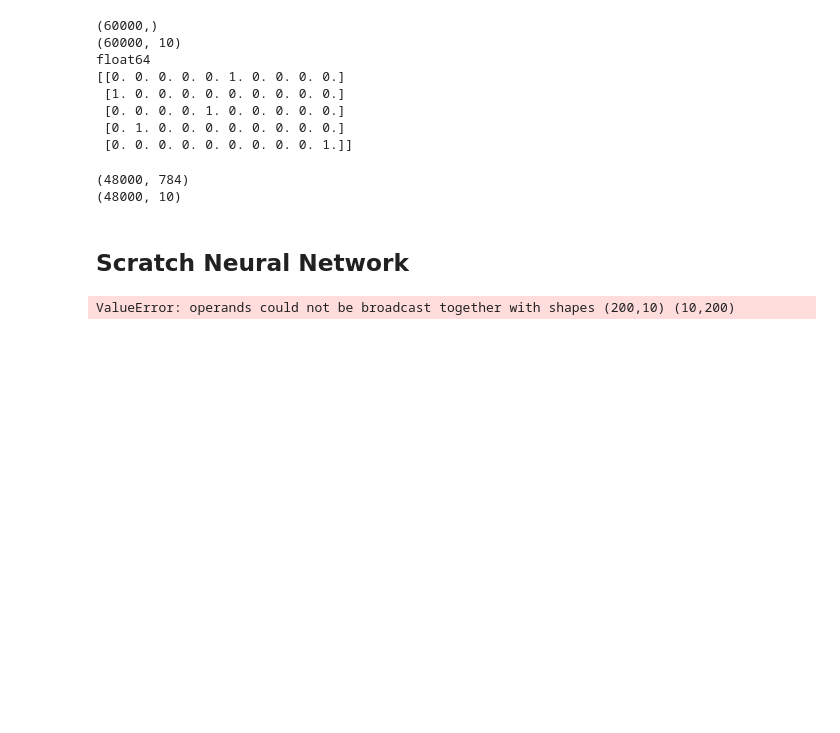
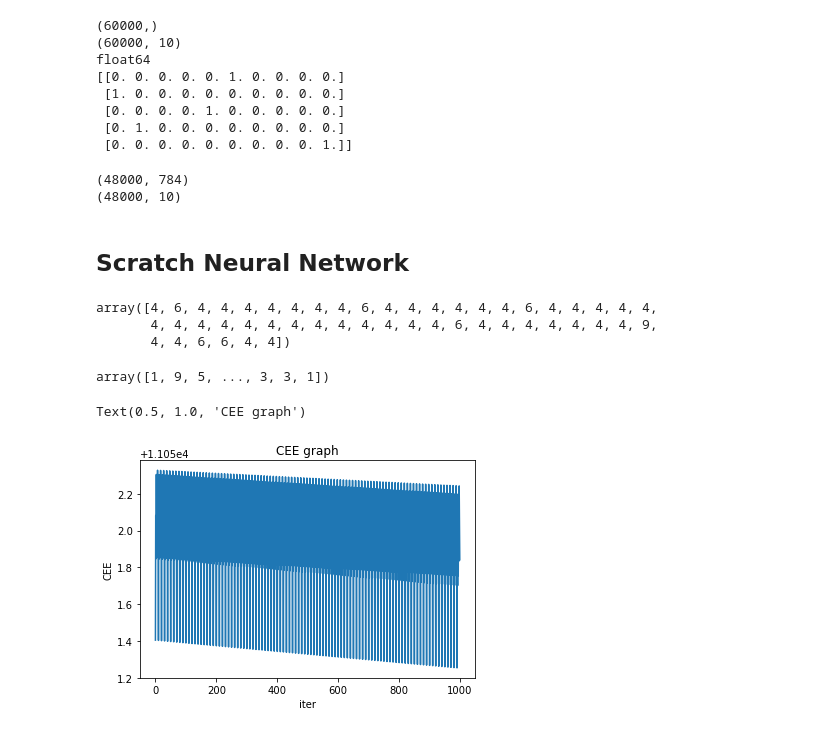
Before and after one commit to goriummaximum/diveintocode-ml, a Jupyter notebook: Sprints/sprint9-NN/nn.ipynb, the cells around one changed output. Saved outputs shown, nothing was run; the diff lists cells and outputs as text; code cells hidden in the pictures; blank space fills up the shorter version.

```diff
--- a/Sprints/sprint9-NN/nn.ipynb
+++ b/Sprints/sprint9-NN/nn.ipynb
@@ -195,7 +195,7 @@ class ScratchSimpleNeuralNetrowkClassifier():
         return np.tanh(A)
 
     def _softmax(self, A):
-        return np.exp(A).T / np.sum(np.exp(A), axis=1)
+        return (np.exp(A).T / np.sum(np.exp(A), axis=1)).T
 
     def _activation_chooser(self, A, activation):
         if (activation == 'sigmoid'):
@@ -222,7 +222,7 @@ class ScratchSimpleNeuralNetrowkClassifier():
 
     def _compute_CEE(self, y, Z_3):
         """compute cross entropy error"""
-        return -(1 / self.batch_size) * np.sum((y @ np.log(Z_3 + 1e-7)))
+        return -(1 / self.batch_size) * np.sum((y @ np.log(Z_3 + 1e-7).T))
 
     def _backward_propagation(self, X, y, A, Z, W):
         dL_dA = np.full(A.shape[0], None)
@@ -230,12 +230,12 @@ class ScratchSimpleNeuralNetrowkClassifier():
         dL_dW = np.full(A.shape[0], None)
         dL_dZ = np.full(A.shape[0] - 1, None)
         #third layer
-        dL_dA[2] = (Z[2] - y.T) / self.batch_size
+        dL_dA[2] = (Z[2] - y) / self.batch_size
         dL_dB[2] = np.sum(dL_dA[2], axis=0)
-        dL_dW[2] = dL_dA[2] @ Z[1]
-        dL_dZ[1] = W[2] @ dL_dA[2]
+        dL_dW[2] = Z[1].T @ dL_dA[2]
+        dL_dZ[1] = dL_dA[2] @ W[2].T
         #second layer
-        dL_dA[1] = dL_dZ[1].T * (1 - self._activation_chooser(A[1], self.activation2)**2)
+        dL_dA[1] = dL_dZ[1] * (1 - self._activation_chooser(A[1], self.activation2)**2)
         dL_dB[1] = np.sum(dL_dA[1], axis=0)
         dL_dW[1] = Z[0].T @ dL_dA[1]
         dL_dZ[0] = dL_dA[1] @ W[1].T
@@ -296,16 +296,13 @@ class ScratchSimpleNeuralNetrowkClassifier():
 nn3 = ScratchSimpleNeuralNetrowkClassifier(
        n_nodes1=400,
        n_nodes2=200,
-       activation1='sigmoid',
-       activation2='sigmoid',
-       batch_size=20,
-       n_epochs=2,
-       lr=0.01,
+       activation1='tanh',
+       activation2='tanh',
+       batch_size=4800,
+       n_epochs=100,
+       lr=0.0001,
        verbose=False,
        seed=69
 )
 
 nn3.fit(X_train, y_train)
-y_pred = nn3.predict(X_test)
-# %% [output]
-ValueError: operands could not be broadcast together with shapes (200,10) (10,200)
@@ -311,0 +311,18 @@ ValueError: operands could not be broadcast together with shapes (200,10) (10,20
+# %%
+y_pred[:50]
+# %% [output]
+array([4, 6, 4, 4, 4, 4, 4, 4, 4, 6, 4, 4, 4, 4, 4, 4, 6, 4, 4, 4, 4, 4,
+       4, 4, 4, 4, 4, 4, 4, 4, 4, 4, 4, 4, 4, 6, 4, 4, 4, 4, 4, 4, 4, 9,
+       4, 4, 6, 6, 4, 4])
+# %%
+np.argmax(y_val, axis=1)
+# %% [output]
+array([1, 9, 5, ..., 3, 3, 1])
+# %%
+plt.plot(np.arange(0, nn3.CEE_list.shape[0]), nn3.CEE_list)
+plt.xlabel("iter")
+plt.ylabel("CEE")
+plt.title("CEE graph")
+# %% [output]
+Text(0.5, 1.0, 'CEE graph')
+[figure, added]
```
Also changed, not shown: parts of 1 cell of this notebook.
